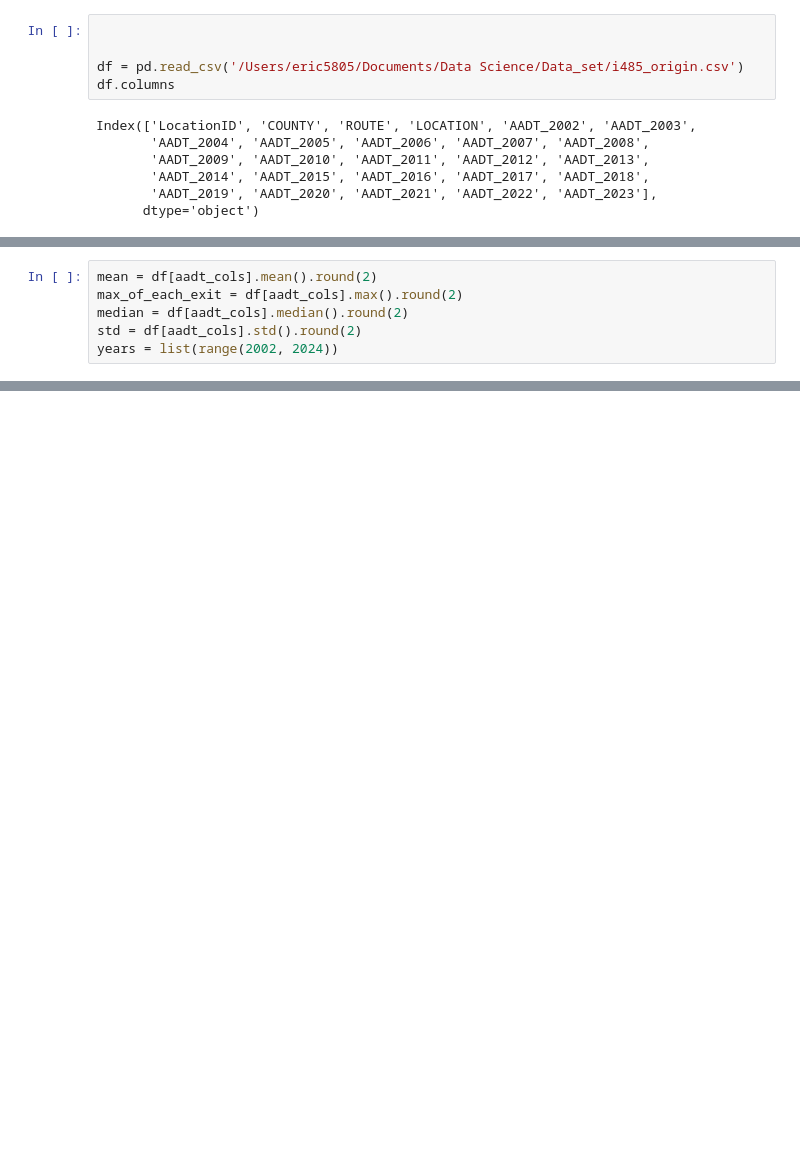
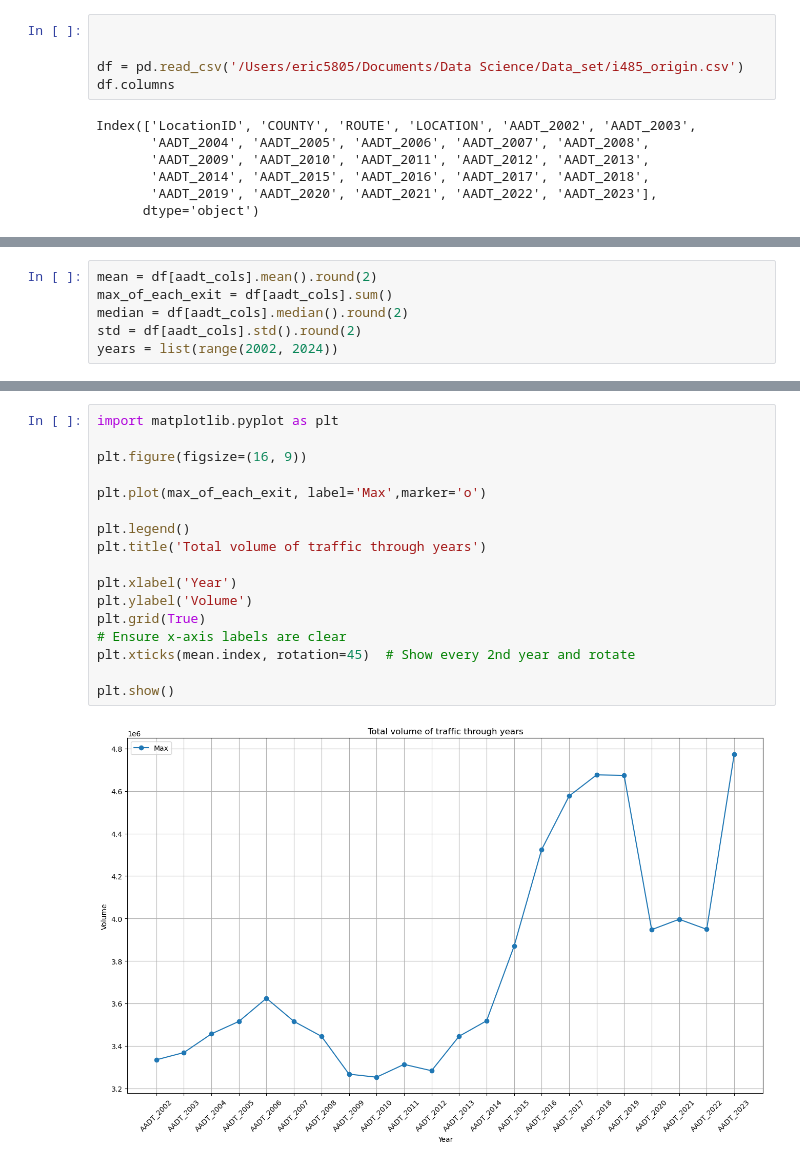
Before and after one commit to ericnguyen58/Data-Science, a Jupyter notebook: Explorer/explorer.ipynb, the cells around one changed output, grey strips where cells are left out. Drawn from its saved outputs; the diff is of its cells as text; blank space fills up the shorter version.

```diff
--- a/Explorer/explorer.ipynb
+++ b/Explorer/explorer.ipynb
@@ -73,6 +37,6 @@ dtype: float64
 # %%
 mean = df[aadt_cols].mean().round(2)
-max_of_each_exit = df[aadt_cols].max().round(2)
+max_of_each_exit = df[aadt_cols].sum()
 median = df[aadt_cols].median().round(2)
 std = df[aadt_cols].std().round(2)
 years = list(range(2002, 2024))
@@ -105,0 +64,19 @@ plt.show()
+# %%
+import matplotlib.pyplot as plt
+
+plt.figure(figsize=(16, 9))
+
+plt.plot(max_of_each_exit, label='Max',marker='o')
+
+plt.legend()
+plt.title('Total volume of traffic through years')
+
+plt.xlabel('Year')
+plt.ylabel('Volume')
+plt.grid(True)
+# Ensure x-axis labels are clear
+plt.xticks(mean.index, rotation=45)  # Show every 2nd year and rotate
+
+plt.show()
+# %% [output]
+[figure, added]
```
Also changed, not shown: parts of 4 cells of this notebook.
